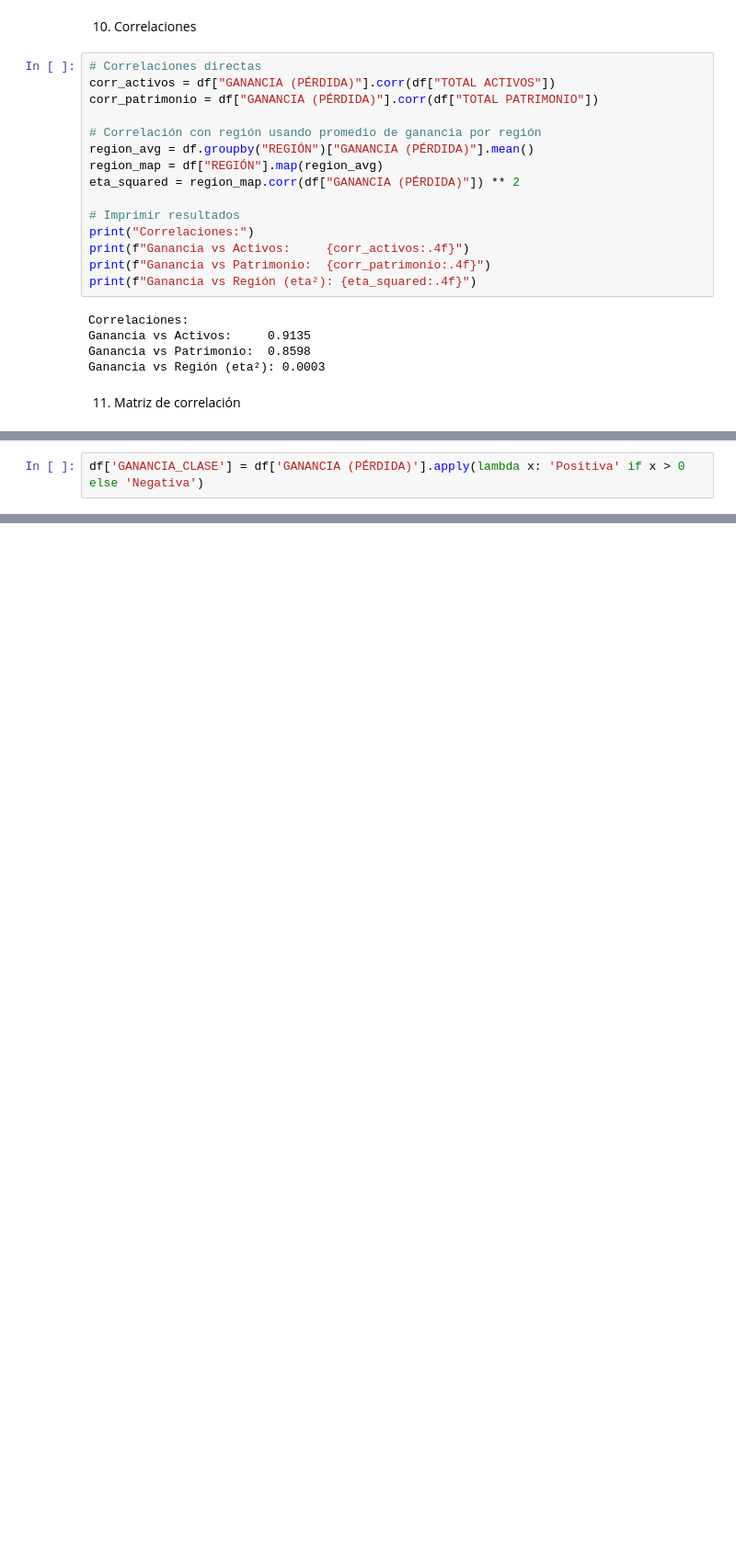
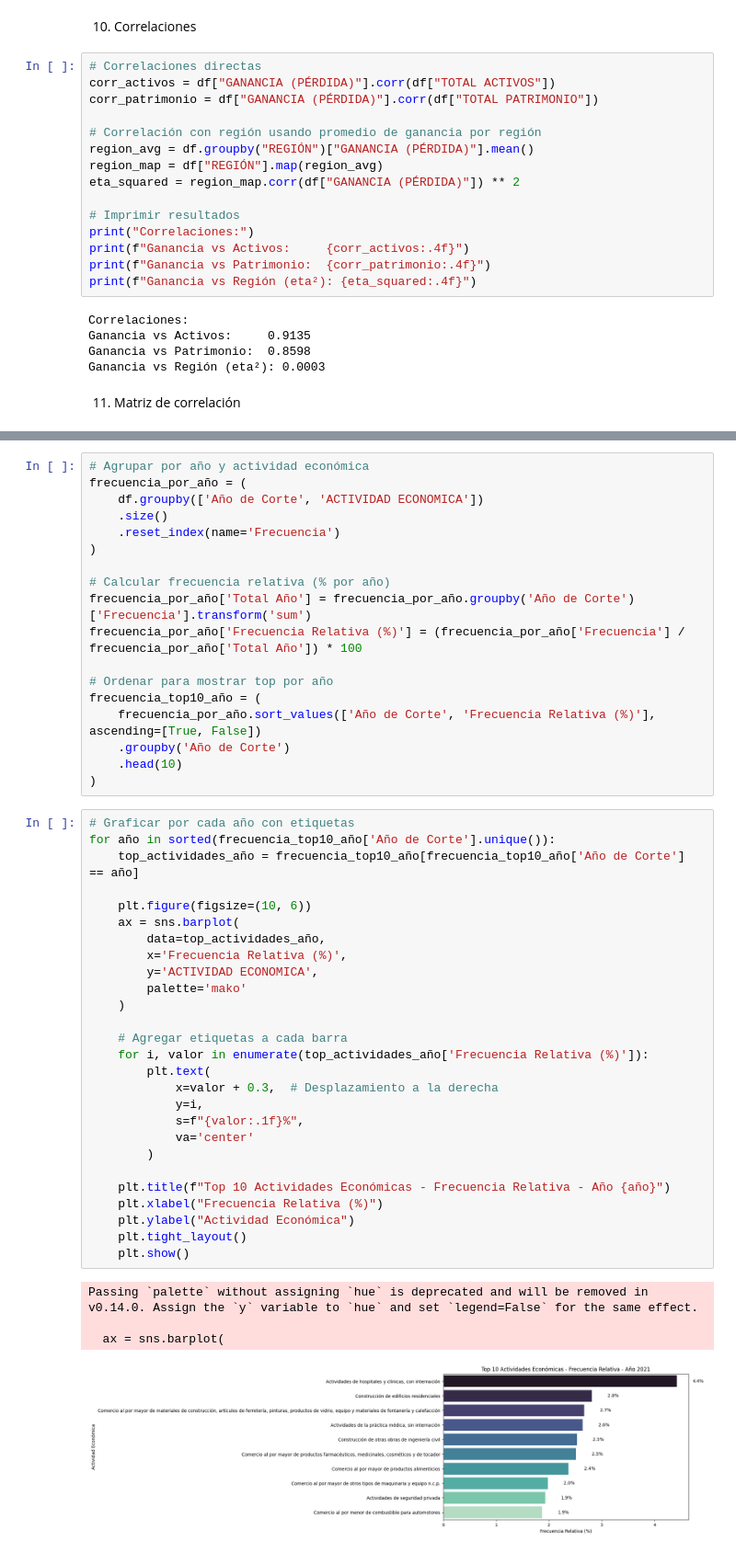
Before and after one commit to sandrapjh02/proyecto-final-analisis-datos, a Jupyter notebook: BD/ModeloML.ipynb, the cells around one changed output, grey strips where cells are left out. Shown: that part at 92% size. Drawn from its saved outputs; the diff is of its cells as text; blank space fills up the shorter version.

```diff
--- a/BD/ModeloML.ipynb
+++ b/BD/ModeloML.ipynb
@@ -255,2 +274,0 @@ plt.show()
-# %%
-df['GANANCIA_CLASE'] = df['GANANCIA (PÉRDIDA)'].apply(lambda x: 'Positiva' if x > 0 else 'Negativa')
@@ -256,0 +331,50 @@ df['GANANCIA_CLASE'] = df['GANANCIA (PÉRDIDA)'].apply(lambda x: 'Positiva' if x
+# %%
+# Agrupar por año y actividad económica
+frecuencia_por_año = (
+    df.groupby(['Año de Corte', 'ACTIVIDAD ECONOMICA'])
+    .size()
+    .reset_index(name='Frecuencia')
+)
+
+# Calcular frecuencia relativa (% por año)
+frecuencia_por_año['Total Año'] = frecuencia_por_año.groupby('Año de Corte')['Frecuencia'].transform('sum')
+frecuencia_por_año['Frecuencia Relativa (%)'] = (frecuencia_por_año['Frecuencia'] / frecuencia_por_año['Total Año']) * 100
+
+# Ordenar para mostrar top por año
+frecuencia_top10_año = (
+    frecuencia_por_año.sort_values(['Año de Corte', 'Frecuencia Relativa (%)'], ascending=[True, False])
+    .groupby('Año de Corte')
+    .head(10)
+)
+# %%
+# Graficar por cada año con etiquetas
+for año in sorted(frecuencia_top10_año['Año de Corte'].unique()):
+    top_actividades_año = frecuencia_top10_año[frecuencia_top10_año['Año de Corte'] == año]
+
+    plt.figure(figsize=(10, 6))
+    ax = sns.barplot(
+        data=top_actividades_año,
+        x='Frecuencia Relativa (%)',
+        y='ACTIVIDAD ECONOMICA',
+        palette='mako'
+    )
+
+    # Agregar etiquetas a cada barra
+    for i, valor in enumerate(top_actividades_año['Frecuencia Relativa (%)']):
+        plt.text(
+            x=valor + 0.3,  # Desplazamiento a la derecha
+            y=i,
+            s=f"{valor:.1f}%",
+            va='center'
+        )
+
+    plt.title(f"Top 10 Actividades Económicas - Frecuencia Relativa - Año {año}")
+    plt.xlabel("Frecuencia Relativa (%)")
+    plt.ylabel("Actividad Económica")
+    plt.tight_layout()
+    plt.show()
+# %% [output]
+Passing `palette` without assigning `hue` is deprecated and will be removed in v0.14.0. Assign the `y` variable to `hue` and set `legend=False` for the same effect.
+
+  ax = sns.barplot(
+[figure, added]
```
Also changed, not shown: parts of 15 cells of this notebook, 1 other file.
